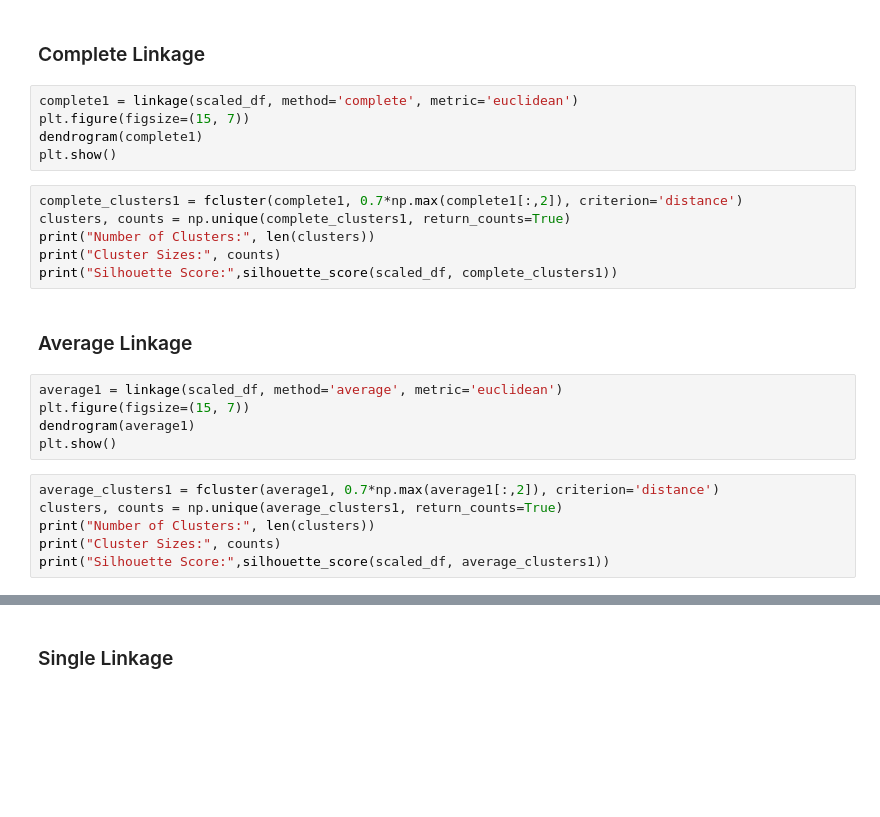
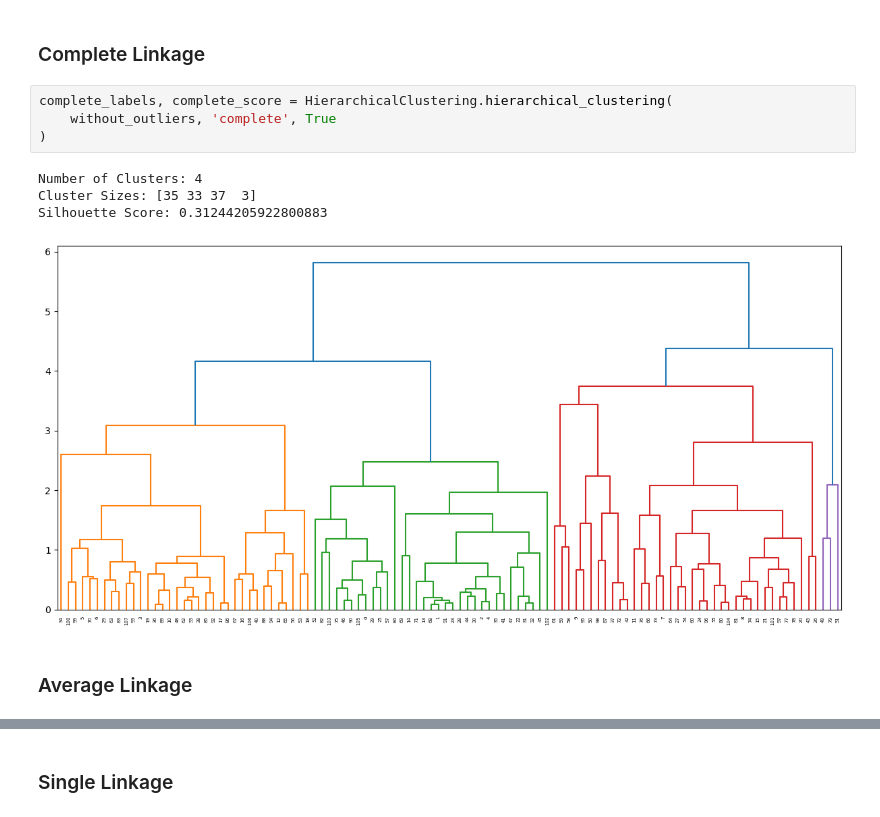
Before and after one commit to GeorgeKontos14/HPB-Economy, a Jupyter notebook: hierarchical_clustering.ipynb, the cells around one changed output, grey strips where cells are left out. Cells and saved outputs as stored; diff of their text form; blank space fills up the shorter version.

```diff
--- a/hierarchical_clustering.ipynb
+++ b/hierarchical_clustering.ipynb
@@ -94,26 +91,13 @@ scaled_df = scaler.fit_transform(df)
 # %% [markdown]
 ### Complete Linkage
-# %%
-complete1 = linkage(scaled_df, method='complete', metric='euclidean')
-plt.figure(figsize=(15, 7))
-dendrogram(complete1)
-plt.show()
-# %%
-complete_clusters1 = fcluster(complete1, 0.7*np.max(complete1[:,2]), criterion='distance')
-clusters, counts = np.unique(complete_clusters1, return_counts=True)
-print("Number of Clusters:", len(clusters))
-print("Cluster Sizes:", counts)
-print("Silhouette Score:",silhouette_score(scaled_df, complete_clusters1))
+# %%
+complete_labels, complete_score = HierarchicalClustering.hierarchical_clustering(
+    without_outliers, 'complete', True
+)
+# %% [output]
+Number of Clusters: 4
+Cluster Sizes: [35 33 37  3]
+Silhouette Score: 0.31244205922800883
+[figure, added]
 # %% [markdown]
 ### Average Linkage
-# %%
-average1 = linkage(scaled_df, method='average', metric='euclidean')
-plt.figure(figsize=(15, 7))
-dendrogram(average1)
-plt.show()
-# %%
-average_clusters1 = fcluster(average1, 0.7*np.max(average1[:,2]), criterion='distance')
-clusters, counts = np.unique(average_clusters1, return_counts=True)
-print("Number of Clusters:", len(clusters))
-print("Cluster Sizes:", counts)
-print("Silhouette Score:",silhouette_score(scaled_df, average_clusters1))
```
Also changed, not shown: parts of 31 cells of this notebook, 5 other files.
